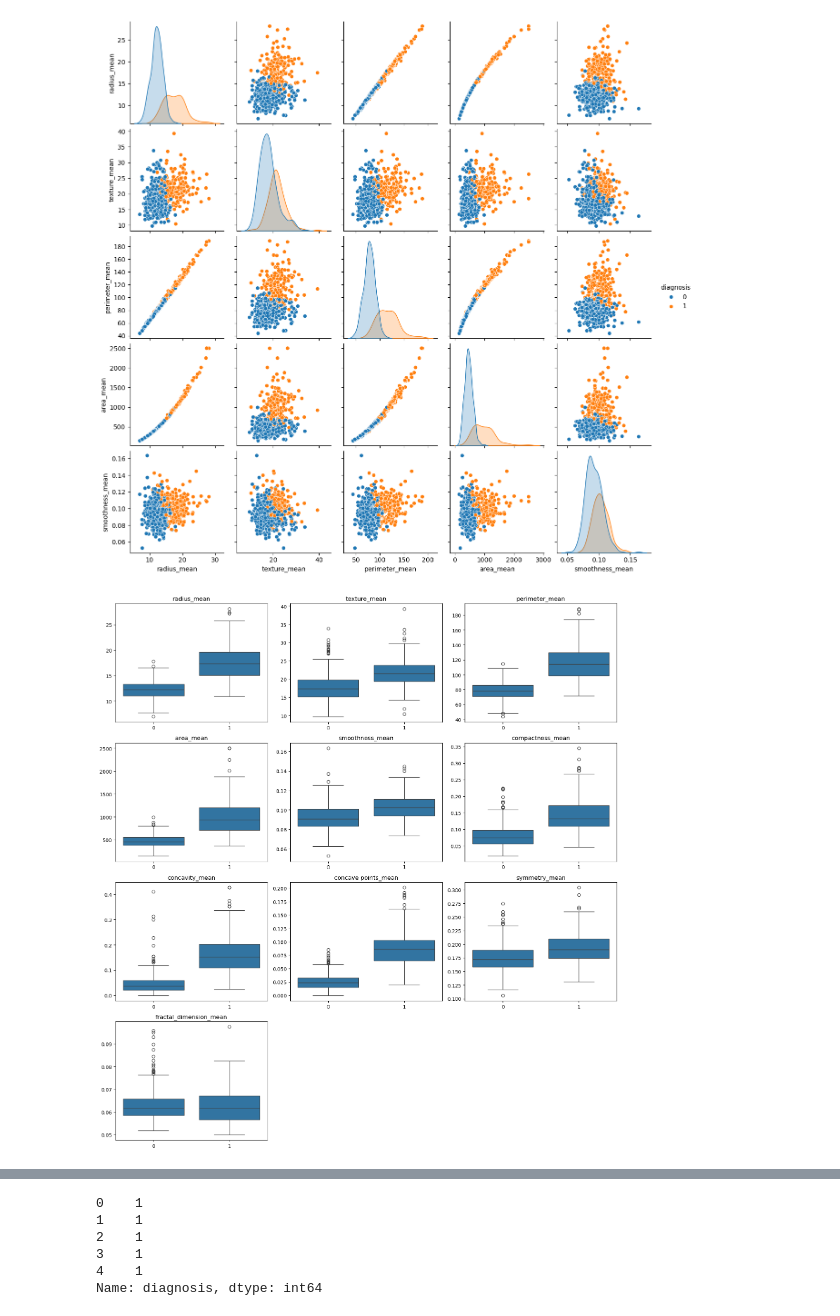
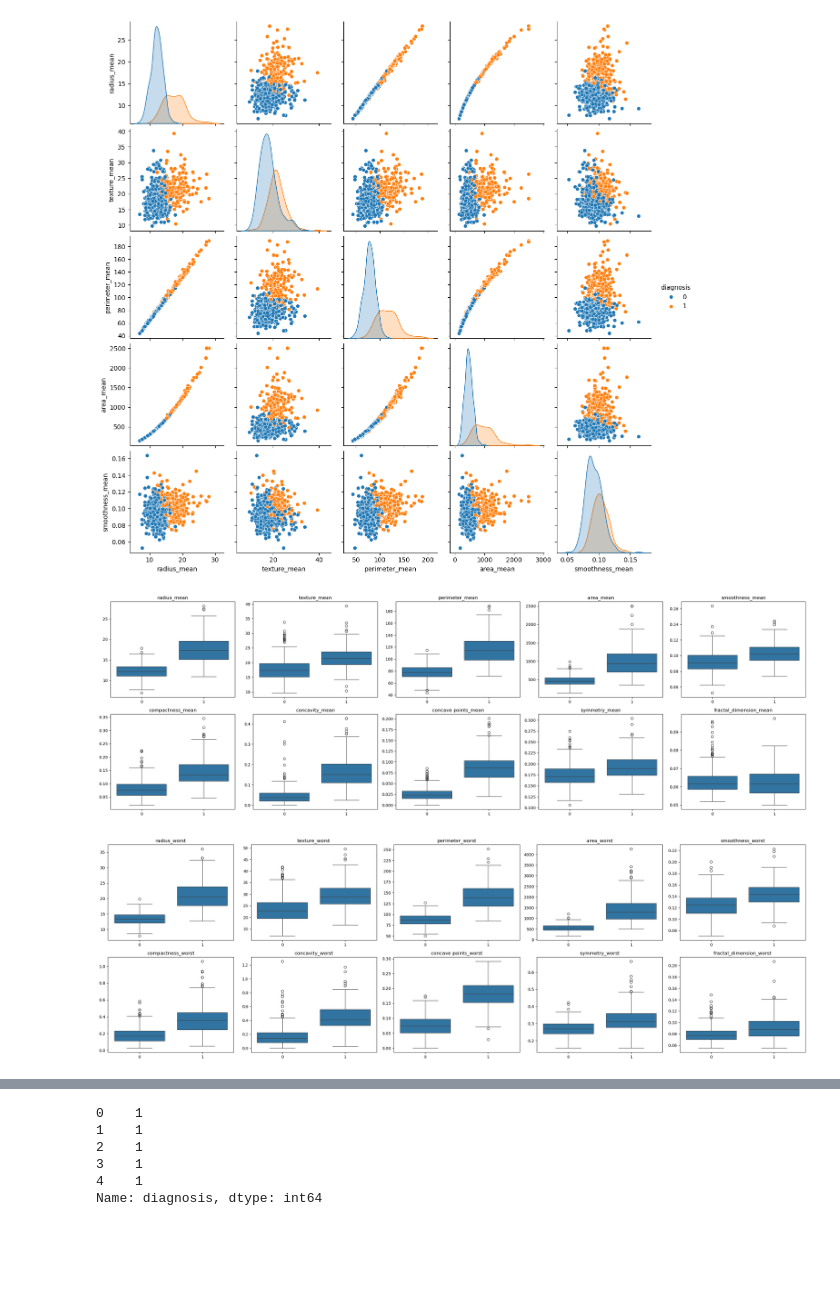
Before and after one commit to rwadnd/BreastCancerML, a Jupyter notebook: BreastCancerAnalysis.ipynb, the cells around one changed output, grey strips where cells are left out. Cells and saved outputs as stored; diff of their text form; code cells hidden in the pictures; blank space fills up the shorter version.

```diff
--- a/BreastCancerAnalysis.ipynb
+++ b/BreastCancerAnalysis.ipynb
@@ -267,32 +283,56 @@ plt.show()
 # %% [output]
 [figure]
 # %%
-import matplotlib.pyplot as plt
-import seaborn as sns
-
 # List of features, excluding 'id' and 'diagnosis'
 feature_columns = [col for col in mean_features if col not in ['id', 'diagnosis']]
 
 # Grid settings
-n_cols = 3  # number of columns you want in the grid
+n_cols = 5  # number of columns you want in the grid
 n_rows = (len(feature_columns) + n_cols - 1) // n_cols  # calculate required rows
 
 # Create subplots grid
 fig, axes = plt.subplots(n_rows, n_cols, figsize=(5 * n_cols, 4 * n_rows))
 axes = axes.flatten()  # flatten the axes for easy indexing
 
 # Plot each feature in its subplot
 for i, feature in enumerate(feature_columns):
     sns.boxplot(x='diagnosis', y=feature, data=data, ax=axes[i])
     axes[i].set_title(feature)
     axes[i].set_xlabel('')  # optional: remove x-axis label
     axes[i].set_ylabel('')  # optional: remove y-axis label
 
 # Hide any unused subplots if features < grid size
 for j in range(i + 1, len(axes)):
     axes[j].set_visible(False)
 
 plt.tight_layout()
 plt.show()
 # %% [output]
-[figure, old version]
+[figure, new version]
+# %%
+# List of features, excluding 'id' and 'diagnosis'
+feature_columns = [col for col in worst_features if col not in ['id', 'diagnosis']]
+
+# Grid settings
+n_cols = 5  # number of columns you want in the grid
+n_rows = (len(feature_columns) + n_cols - 1) // n_cols  # calculate required rows
+
+# Create subplots grid
+fig, axes = plt.subplots(n_rows, n_cols, figsize=(5 * n_cols, 4 * n_rows))
+axes = axes.flatten()  # flatten the axes for easy indexing
+
+# Plot each feature in its subplot
+for i, feature in enumerate(feature_columns):
+    sns.boxplot(x='diagnosis', y=feature, data=data, ax=axes[i])
+    axes[i].set_title(feature)
+    axes[i].set_xlabel('')  # optional: remove x-axis label
+    axes[i].set_ylabel('')  # optional: remove y-axis label
+
+# Hide any unused subplots if features < grid size
+for j in range(i + 1, len(axes)):
+    axes[j].set_visible(False)
+
+plt.tight_layout()
+plt.show()
+# %% [output]
+[figure, added]
```
Also changed, not shown: parts of 28 cells of this notebook, 2 other files.
